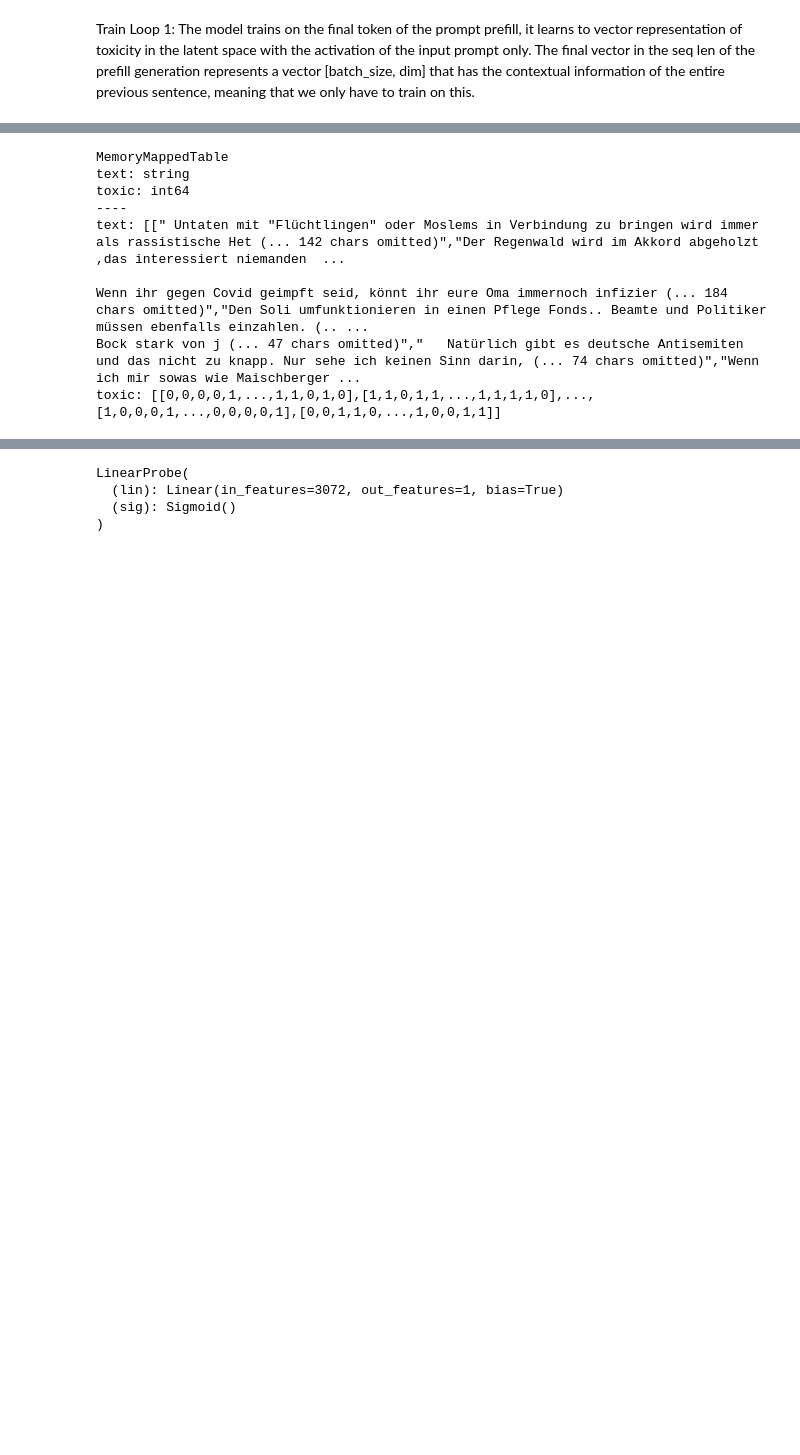
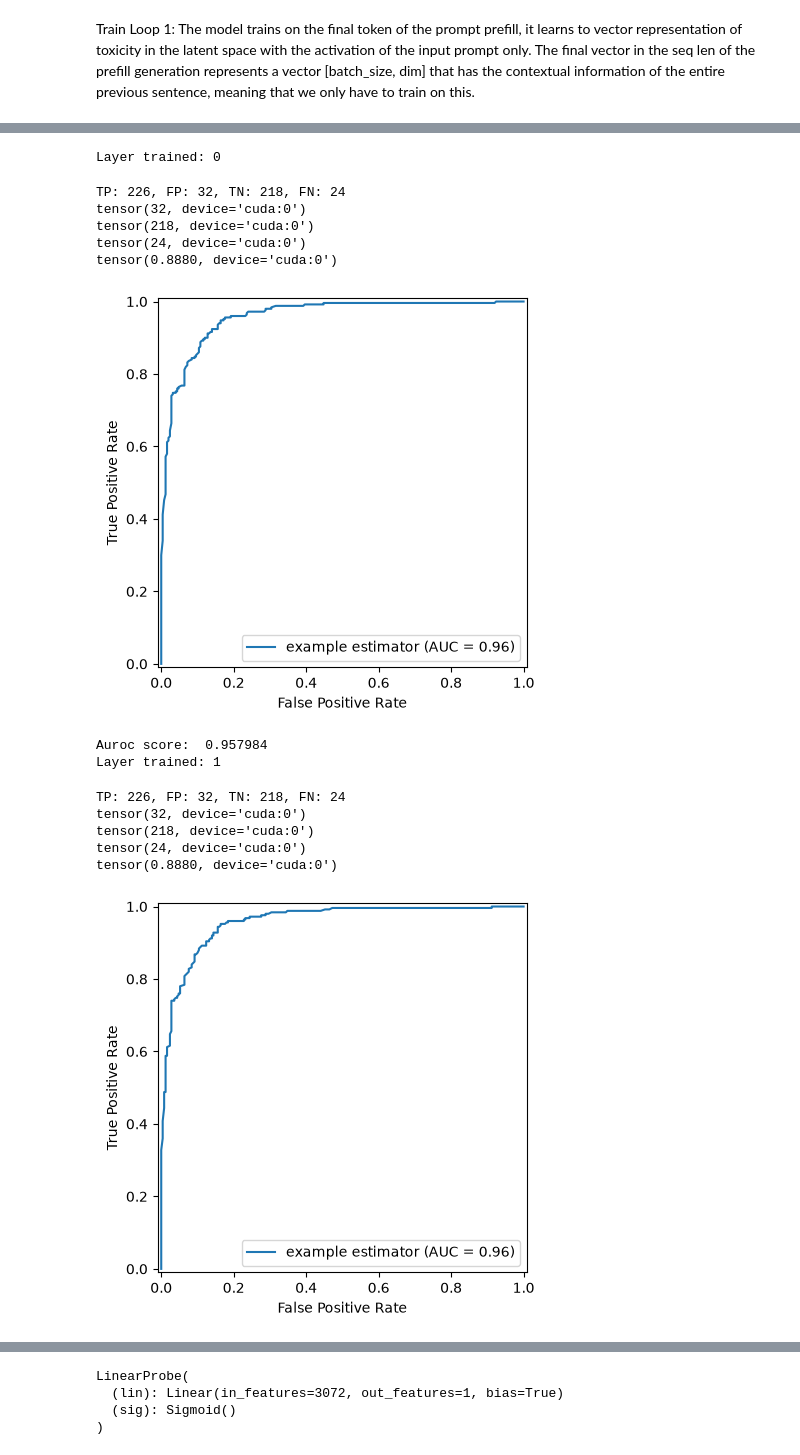
Before and after one commit to ramneekagn/SafeguardLLM, a Jupyter notebook: train_linear_probe.ipynb, the cells around one changed output, grey strips where cells are left out. Cells and saved outputs as stored; diff of their text form; code cells hidden in the pictures; blank space fills up the shorter version.

Commit message:
linear probe implemented in pipeline, model trained

```diff
--- a/train_linear_probe.ipynb
+++ b/train_linear_probe.ipynb
@@ -82,34 +82,3 @@ Train Loop 1: The model trains on the final token of the prompt prefill, it lear
 def hook(module, input: Tensor, output: Tensor) -> None:
     global activation_cache
     activation_cache = output[:, -1, :].detach().clone().to(device)
-# %%
-
-import torch
-from tqdm.auto import tqdm
-
-linear_probe_model = LinearProbe(in_dim=3072).to(device).bfloat16()
-
-forward_hook = model.model.layers[27].mlp.act_fn.register_forward_hook(hook)
-optimizer = torch.optim.Adam(linear_probe_model.parameters(), lr=0.001)
-loss_fn = torch.nn.BCELoss()
-
-EPOCHS = 3
-linear_probe_model.train()
-for epoch in range(EPOCHS):
-    pbar = tqdm(train_data, desc=f"Epoch {epoch + 1}/{EPOCHS}", leave=True)
-
-    for batch in pbar:
-        inputs = batch["text"]
-        labels = batch["toxic"].to(device).bfloat16()
-        tokenized_input = tokenizer(inputs, padding=True, truncation=True, return_tensors="pt").to(device)
-        with torch.no_grad():
-            outputs = model(**tokenized_input)
-        scores = linear_probe_model(activation_cache)
-        optimizer.zero_grad()
-        loss = loss_fn(scores.squeeze(-1), labels)
-        loss.backward()
-        optimizer.step()
-        pbar.set_postfix(loss=f"{loss.item():.4f}")
-
-
-forward_hook.remove()
@@ -152,22 +177,22 @@ tensor(0.8309, device='cuda:0')
-# %%
-from datasets import load_dataset
-from torch.utils.data import DataLoader
-toxic_dataset = load_dataset("textdetox/multilingual_toxicity_dataset")
-print(toxic_dataset.data["de"])
-de_dataset = toxic_dataset["de"].shuffle(seed=40)
-
-split_dataset_de = de_dataset.train_test_split(test_size=0.1, seed=40)
-train_toxic_dataset_de = split_dataset_de["train"]
-train_toxic_dataset_de = split_dataset_de["test"]
-train_data_de = DataLoader(train_toxic_dataset_de, batch_size=32)
-test_data_de = DataLoader(train_toxic_dataset_de, batch_size=32)
-# %% [output]
-MemoryMappedTable
-text: string
-toxic: int64
-----
-text: [[" Untaten mit "Flüchtlingen" oder Moslems in Verbindung zu bringen wird immer als rassistische Het (... 142 chars omitted)","Der Regenwald wird im Akkord abgeholzt ,das interessiert niemanden  ...
-
-Wenn ihr gegen Covid geimpft seid, könnt ihr eure Oma immernoch infizier (... 184 chars omitted)","Den Soli umfunktionieren in einen Pflege Fonds.. Beamte und Politiker müssen ebenfalls einzahlen. (.. ...
-Bock stark von j (... 47 chars omitted)","   Natürlich gibt es deutsche Antisemiten und das nicht zu knapp. Nur sehe ich keinen Sinn darin, (... 74 chars omitted)","Wenn ich mir sowas wie Maischberger ...
-toxic: [[0,0,0,0,1,...,1,1,0,1,0],[1,1,0,1,1,...,1,1,1,1,0],...,[1,0,0,0,1,...,0,0,0,0,1],[0,0,1,1,0,...,1,0,0,1,1]]
+# %%
+for layer in range(0,27):
+    print(f"Layer trained: {layer}")
+    linear_probe_model = train_model(layer)
+    eval_accuracy(linear_probe_model, layer)
+    roc(linear_probe_model, layer)
+# %% [output]
+Layer trained: 0
+TP: 226, FP: 32, TN: 218, FN: 24
+tensor(32, device='cuda:0')
+tensor(218, device='cuda:0')
+tensor(24, device='cuda:0')
+tensor(0.8880, device='cuda:0')
+[figure, added]
+Auroc score:  0.957984
+Layer trained: 1
+TP: 226, FP: 32, TN: 218, FN: 24
+tensor(32, device='cuda:0')
+tensor(218, device='cuda:0')
+tensor(24, device='cuda:0')
+tensor(0.8880, device='cuda:0')
+[figure, added]
```
Also changed, not shown: parts of 10 cells of this notebook, 4 other files.
